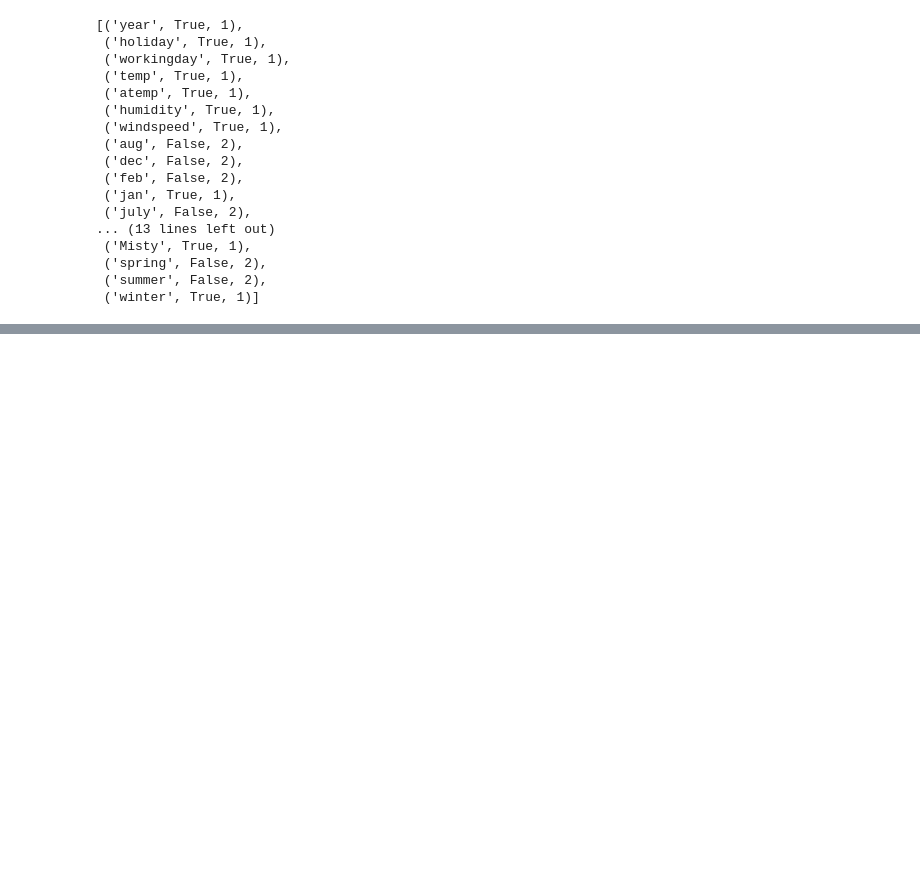
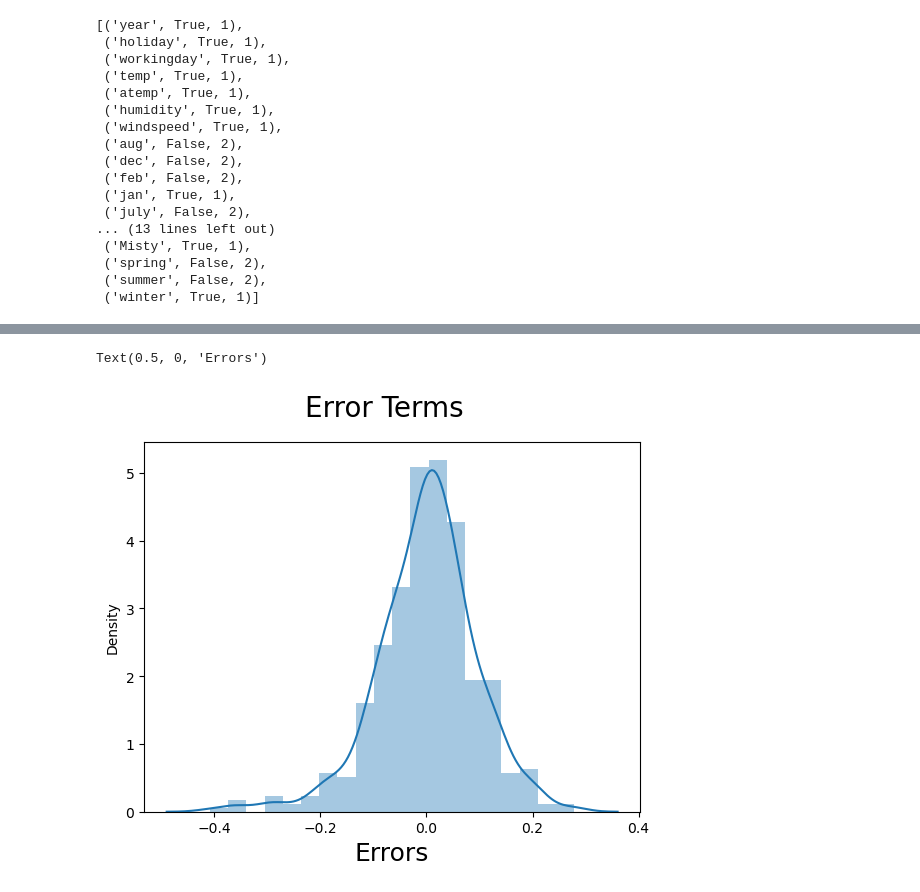
Before and after one commit to alokbhatnagar0580/BikeSharingRegression, a Jupyter notebook: BikeSharingAssignment.ipynb, the cells around one changed output, grey strips where cells are left out. Drawn from its saved outputs; the diff is of its cells as text; code cells hidden in the pictures; blank space fills up the shorter version.

```diff
--- a/BikeSharingAssignment.ipynb
+++ b/BikeSharingAssignment.ipynb
@@ -456,0 +620,6 @@ list(zip(X_train.columns,rfe.support_,rfe.ranking_))
+# %%
+# Building 3rd linear regression model
+
+X_train_lm_3 = sm.add_constant(X_train_new)
+lr_3 = sm.OLS(y_train.astype(float),X_train_lm_3.astype(float)).fit()
+print(lr_3.summary())
@@ -456,0 +644,6 @@ list(zip(X_train.columns,rfe.support_,rfe.ranking_))
+# %%
+# We can drop sun variable as it has high p-value
+X_train_new = X_train_new.drop(['sun'], axis = 1)
+
+# Run the function to calculate VIF for the new model
+calculateVIF(X_train_new)
@@ -456,0 +663,6 @@ list(zip(X_train.columns,rfe.support_,rfe.ranking_))
+# %%
+# Building 5th linear regression model
+
+X_train_lm_5 = sm.add_constant(X_train_new)
+lr_5 = sm.OLS(y_train.astype(float),X_train_lm_5.astype(float)).fit()
+print(lr_5.summary())
@@ -456,0 +704,12 @@ list(zip(X_train.columns,rfe.support_,rfe.ranking_))
+# %%
+y_train_pred = lr_5.predict(X_train_lm_5)
+# %%
+# Plot the histogram of the error terms
+
+fig = plt.figure()
+sns.distplot((y_train - y_train_pred), bins = 20)
+fig.suptitle('Error Terms', fontsize = 20)
+plt.xlabel('Errors', fontsize = 18)
+# %% [output]
+Text(0.5, 0, 'Errors')
+[figure, added]
```
Also changed, not shown: parts of 32 cells of this notebook.
